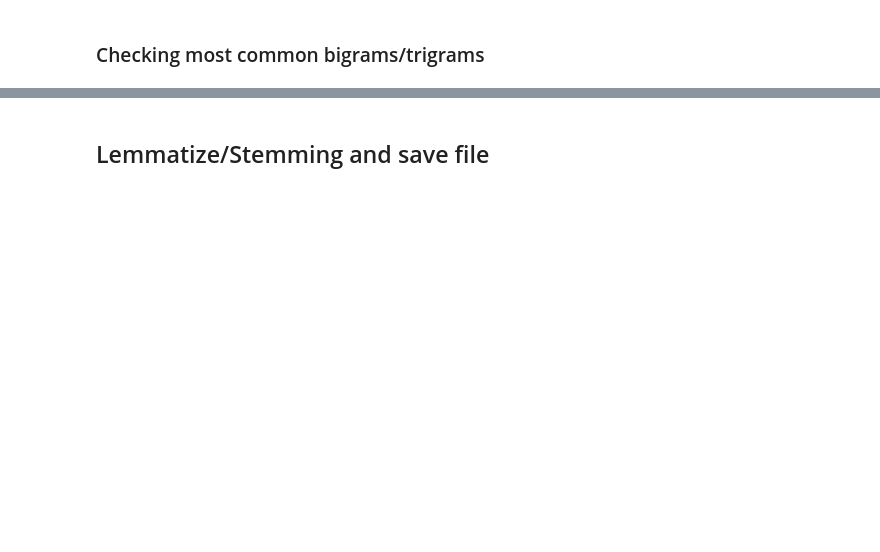
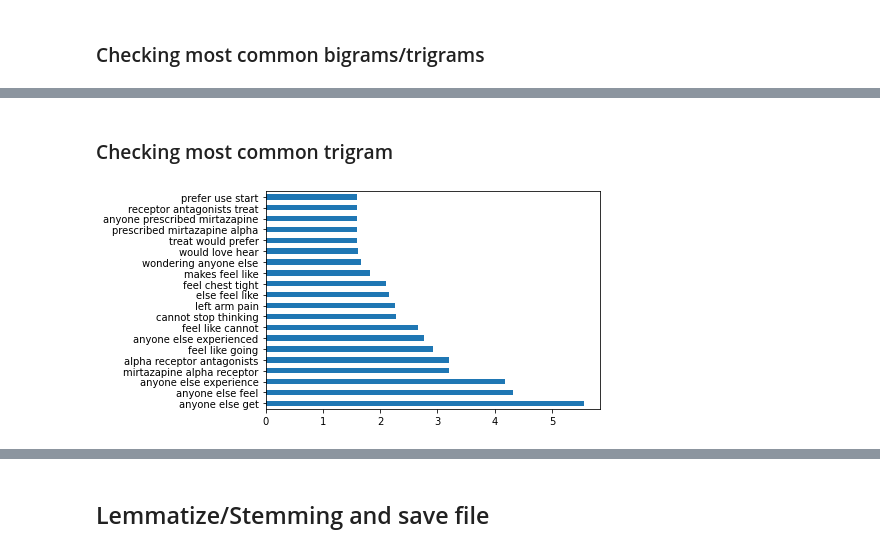
Before and after one commit to msamhz/GA-Lessons, a Jupyter notebook: project_3/Codes/EDA and Cleanup.ipynb, the cells around one changed output, grey strips where cells are left out. Drawn from its saved outputs; the diff is of its cells as text; code cells hidden in the pictures; blank space fills up the shorter version.

```diff
--- a/project_3/Codes/EDA and Cleanup.ipynb
+++ b/project_3/Codes/EDA and Cleanup.ipynb
@@ -577,0 +646,20 @@ Some of the unique words from r/Anxiety are panic, anxious, likely to be common
+# %% [markdown]
+### Checking most common trigram
+# %%
+# instantiate column and target
+X_anxiety_trigram = df.loc[df['subreddit'] == 0, 'clean_text'][0:3000]
+y_anxiety_trigram = df[df['subreddit'] == 0][0:3000]
+
+# Instanstiate CountVectorizer()
+tvec = TfidfVectorizer(ngram_range=(3,3))
+
+tvec.fit(X_anxiety_trigram,y_anxiety_trigram)
+X_anxiety_trigram = tvec.transform(X_anxiety_trigram)
+
+# create dataframe for ptsd and anxiety
+X_anxiety_trigram_df = pd.DataFrame(X_anxiety_trigram.todense(),
+                          columns=tvec.get_feature_names_out())
+
+X_anxiety_trigram_df.sum().sort_values(ascending=False).head(20).plot(kind='barh');
+# %% [output]
+[figure, added]
```
Also changed, not shown: parts of 26 cells of this notebook, 1 other file.
